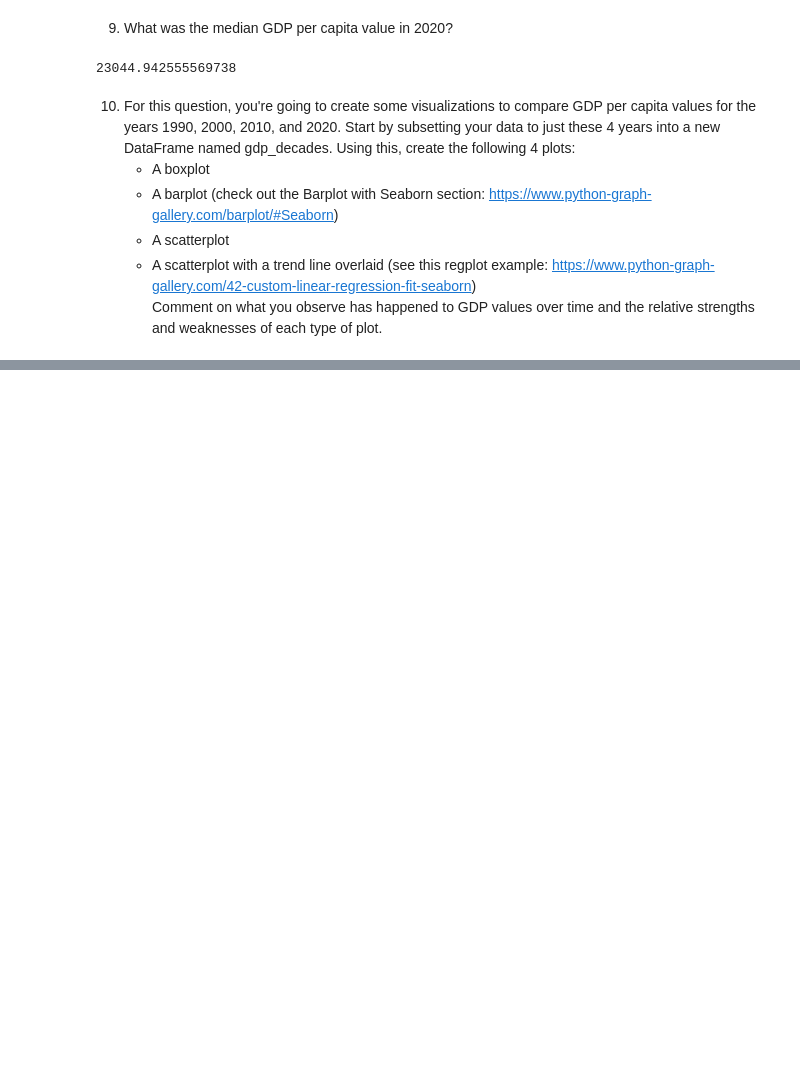
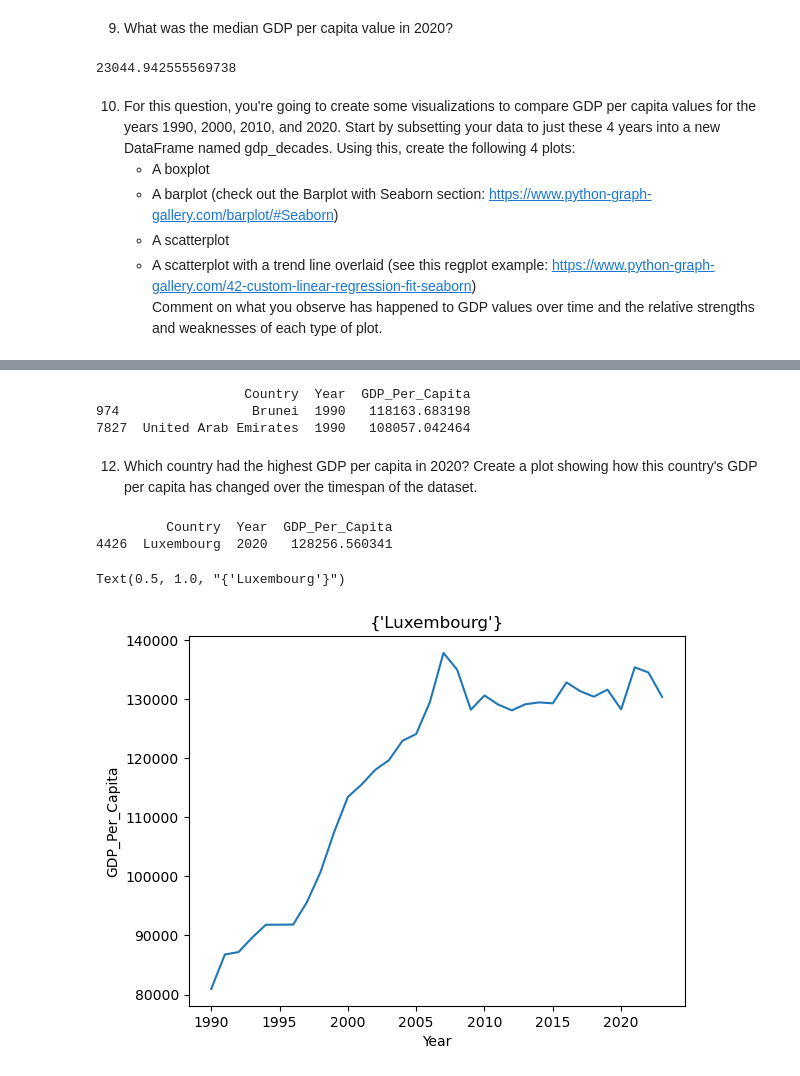
Before and after one commit to NSS-Data-Analytics-Cohort-14/gdp-and-internet-usage-H-Getu, a Jupyter notebook: notebooks/gdp_internet_analysis.ipynb, the cells around one changed output, grey strips where cells are left out. Drawn from its saved outputs; the diff is of its cells as text; code cells hidden in the pictures; blank space fills up the shorter version.

```diff
--- a/notebooks/gdp_internet_analysis.ipynb
+++ b/notebooks/gdp_internet_analysis.ipynb
@@ -143,0 +148,25 @@ Text(0, 0.5, 'gdp_per_capita')
+# %%
+k_gdp=gdp_df[
+        gdp_df.GDP_Per_Capita>100000]
+k_gdp=k_gdp[k_gdp.Year==k_gdp.Year.min()]
+print(k_gdp)
+# %% [output]
+                   Country  Year  GDP_Per_Capita
+974                 Brunei  1990   118163.683198
+7827  United Arab Emirates  1990   108057.042464
+# %% [markdown]
+12. Which country had the highest GDP per capita in 2020? Create a plot showing how this country's GDP per capita has changed over the timespan of the dataset.
+# %%
+gdp_2020=gdp_df[gdp_df.Year==2020]
+gdp_2020_max=gdp_2020[gdp_2020.GDP_Per_Capita==gdp_2020.GDP_Per_Capita.max()]
+print(gdp_2020_max)
+# %% [output]
+         Country  Year  GDP_Per_Capita
+4426  Luxembourg  2020   128256.560341
+# %%
+country_data_h=gdp_df[gdp_df.Country.isin(gdp_2020_max.Country)]
+sns.lineplot(x='Year',y='GDP_Per_Capita',data=country_data_h)
+plt.title(set(country_data_h.Country))
+# %% [output]
+Text(0.5, 1.0, "{'Luxembourg'}")
+[figure, added]
```
Also changed, not shown: parts of 13 cells of this notebook.
